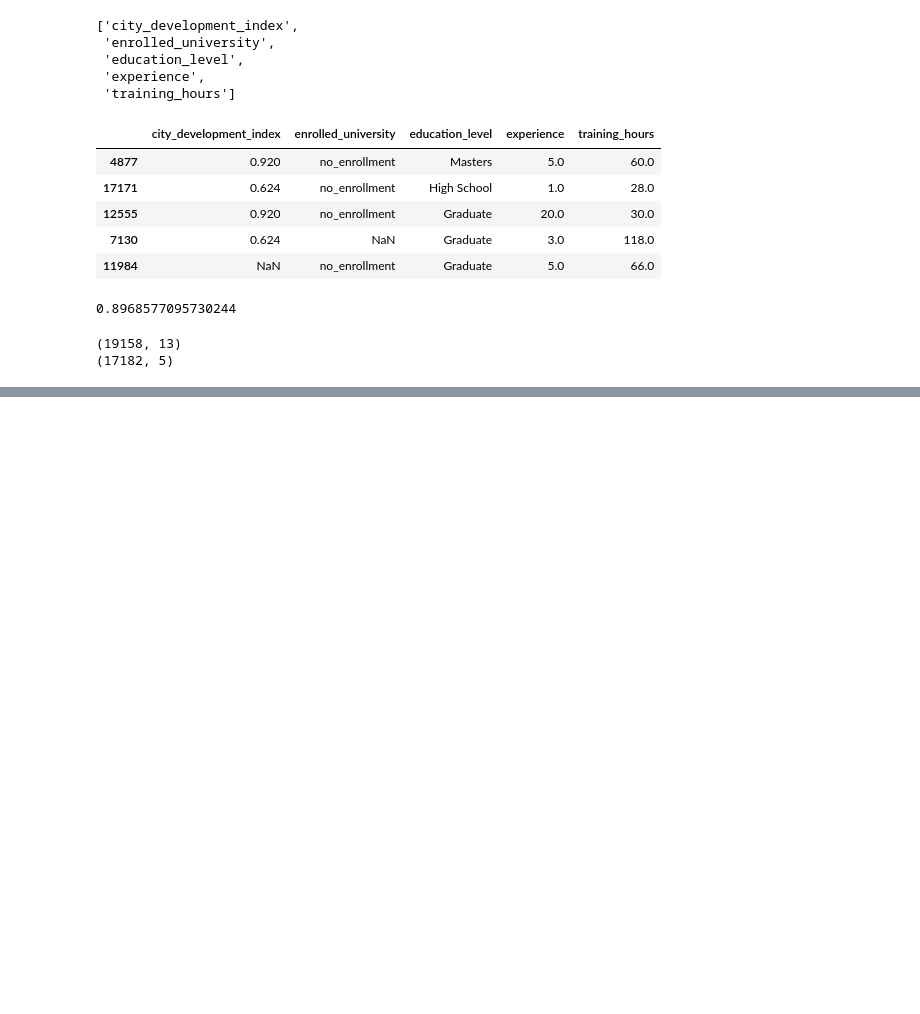
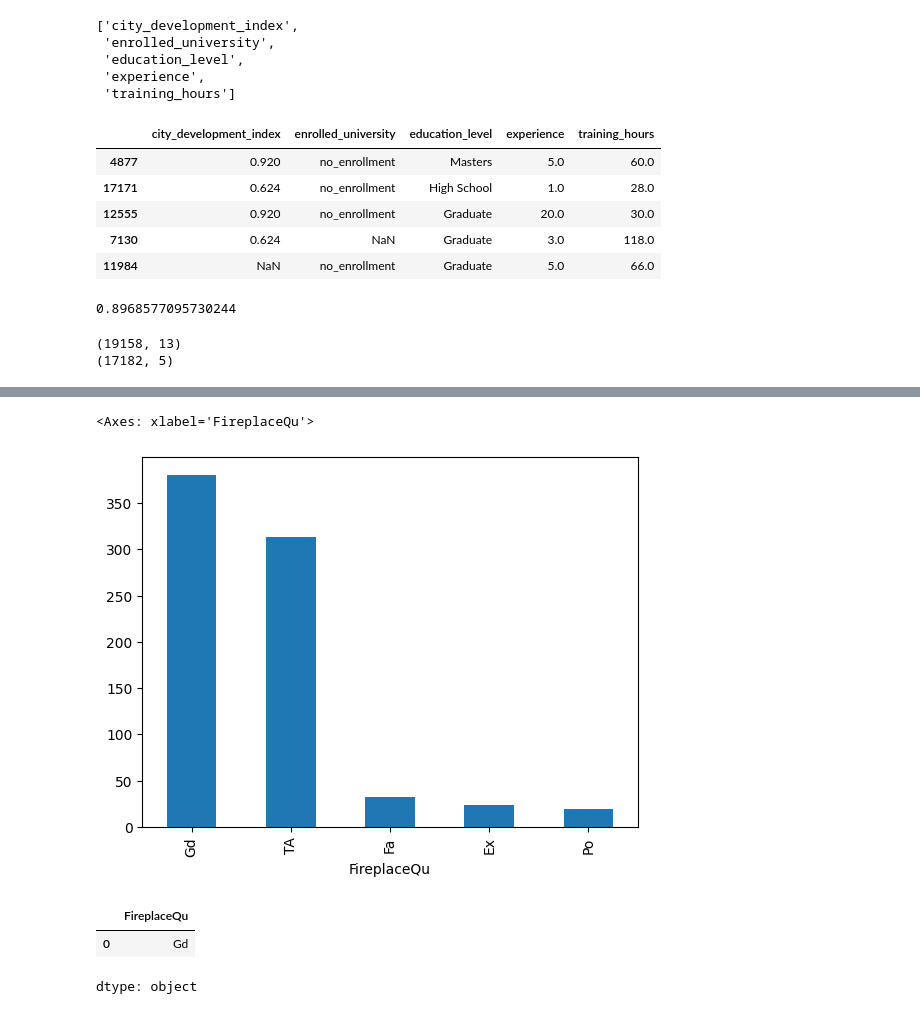
Before and after one commit to sj-workbench/years_of_learnings, a Jupyter notebook: handling_missing_data.ipynb, the cells around one changed output, grey strips where cells are left out. Cells and saved outputs as stored; diff of their text form; code cells hidden in the pictures; blank space fills up the shorter version.

```diff
--- a/handling_missing_data.ipynb
+++ b/handling_missing_data.ipynb
@@ -94,0 +158,11 @@ print(new_df.shape)
+# %%
+df['FireplaceQu'].value_counts().plot(kind = 'bar')
+# %% [output]
+<Axes: xlabel='FireplaceQu'>
+[figure, added]
+# %%
+df['FireplaceQu'].mode()
+# %% [output]
+|  | FireplaceQu |
+| 0 | Gd |
+dtype: object
```
Also changed, not shown: parts of 29 cells of this notebook.
